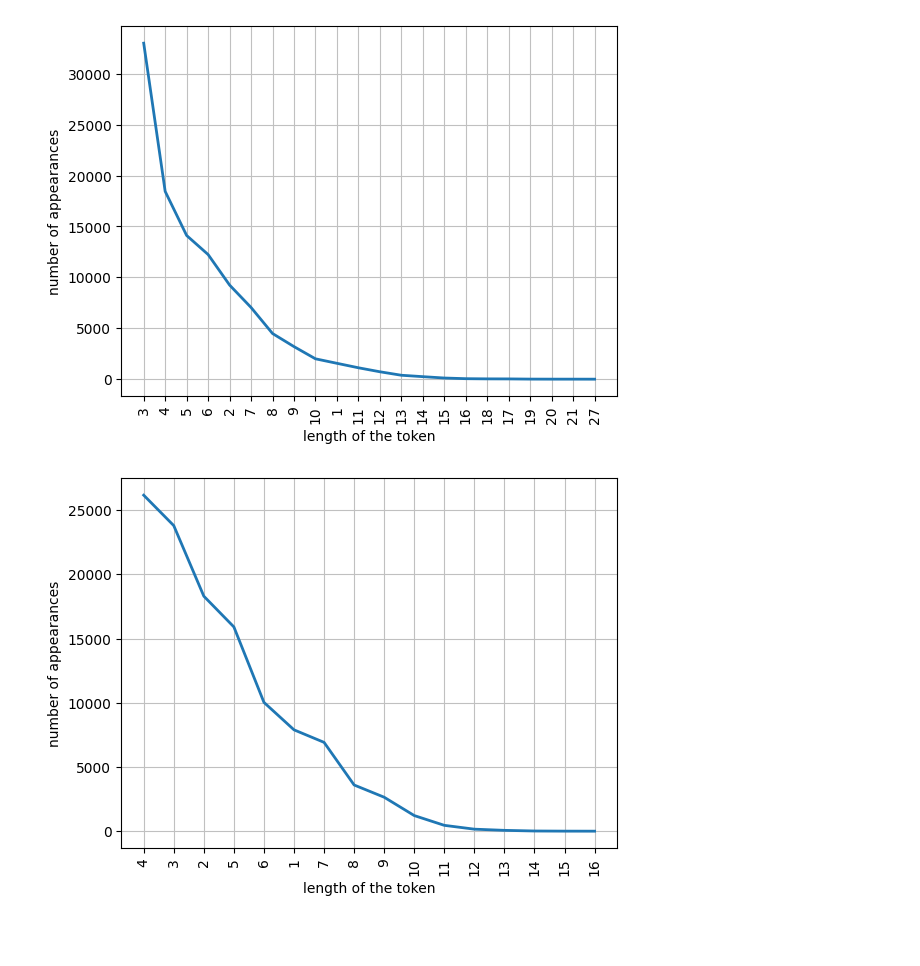
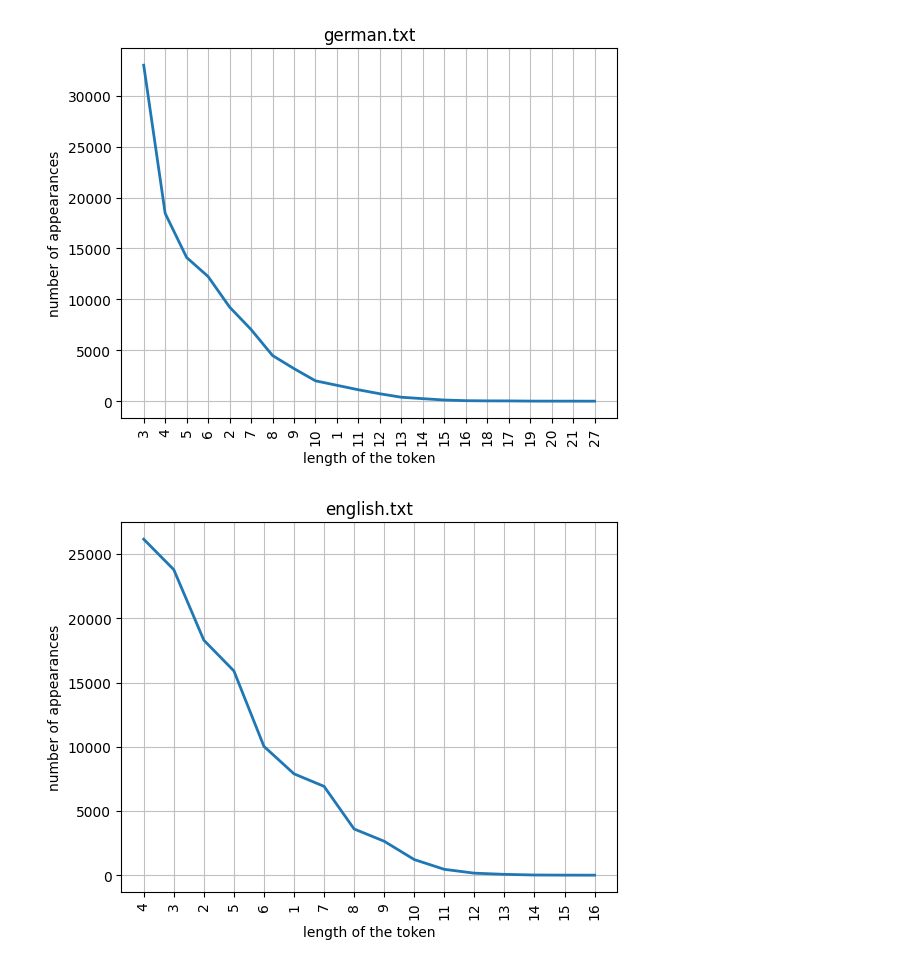
Before and after one commit to martagcasado/assignment-1---zipfs-law-of-abbreviation, a Jupyter notebook: assignment1.ipynb, the cells around one changed output. Drawn from its saved outputs; the diff is of its cells as text; code cells hidden in the pictures; blank space fills up the shorter version.

```diff
--- a/assignment1.ipynb
+++ b/assignment1.ipynb
@@ -14,29 +14,29 @@ import matplotlib.pyplot as plt
 # %%
 #creating a variable with the path of the folder where the txt files are.
 folder_path = '/content/corpus'
 #defining a function to open, read and tokenize each txt file.
 def corpus_analyzer(path):
   for filename in glob.glob(os.path.join(folder_path, '*.txt')):
     with open(filename, 'r') as f:
       #read the file
       text = f.read()
       #tokenize the text
       text_tokenized = wordpunct_tokenize(text)
       #normalize the text (remove punctuation)
       text_normalized = [w.lower() for w in text_tokenized if w.isalpha()]
       #take the length of the words
       word_lengths = [len(word) for word in text_normalized]
       #create a frequency distribution of the length of the words
       word_length_freq_dist = FreqDist(word_lengths)
       #create the plot of the frequency distribution
-      ax = word_length_freq_dist.plot(show=False)
+      ax = word_length_freq_dist.plot(show=False, title=filename[16:])
       #set x and y axis names
       ax.set_xlabel("length of the token")
       ax.set_ylabel("number of appearances")
       #show plot
       plt.show()
 
 corpus_analyzer(folder_path)
 # %% [output]
-[figure, old version]
+[figure, new version]
-[figure, old version]
+[figure, new version]
```
